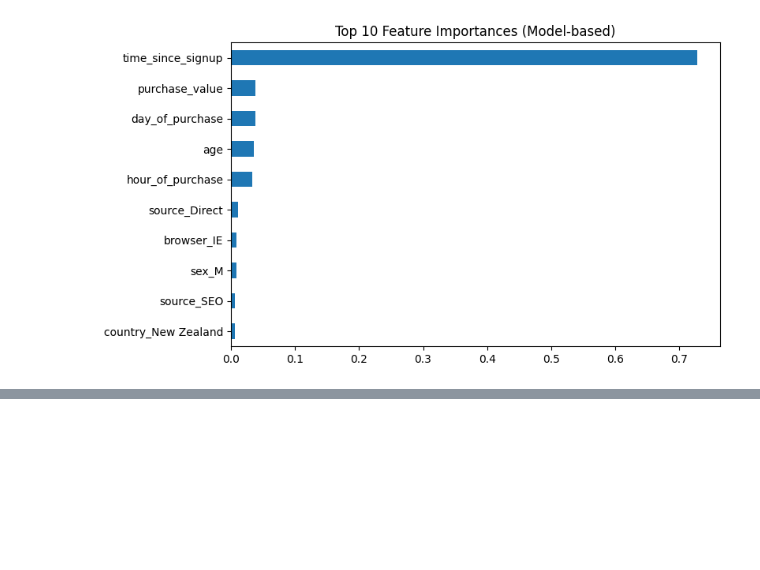
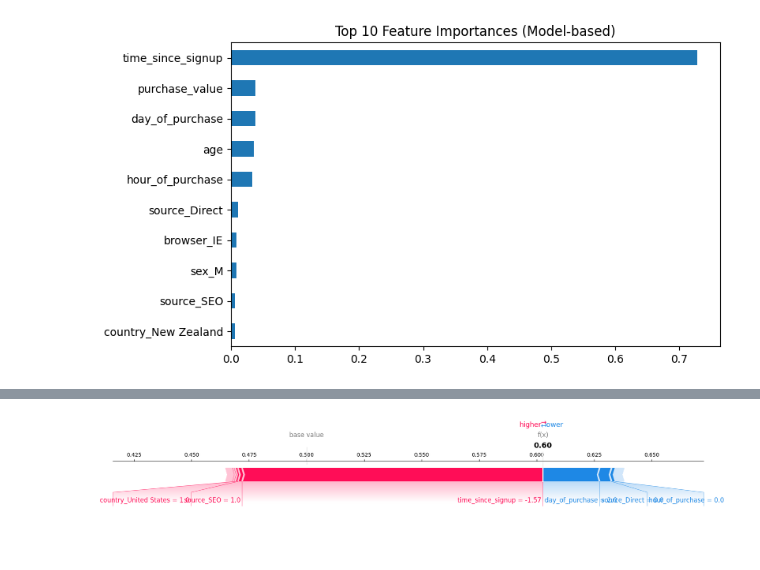
Before and after one commit to Aryam-21/Improved-detection-of-fraud-cases, a Jupyter notebook: notebooks/e_commerce_ ModelExplainability.ipynb, the cells around one changed output, grey strips where cells are left out. Cells and saved outputs as stored; diff of their text form; code cells hidden in the pictures; blank space fills up the shorter version.

```diff
--- a/notebooks/e_commerce_ ModelExplainability.ipynb
+++ b/notebooks/e_commerce_ ModelExplainability.ipynb
@@ -43,0 +80,4 @@ ploter.bar_feature_importance(feature_importances.head(10))
+# %%
+shap_explainer.plot_force(fp_idx)
+# %% [output]
+[figure, added]
```
Also changed, not shown: parts of 12 cells of this notebook, 1 other file.
